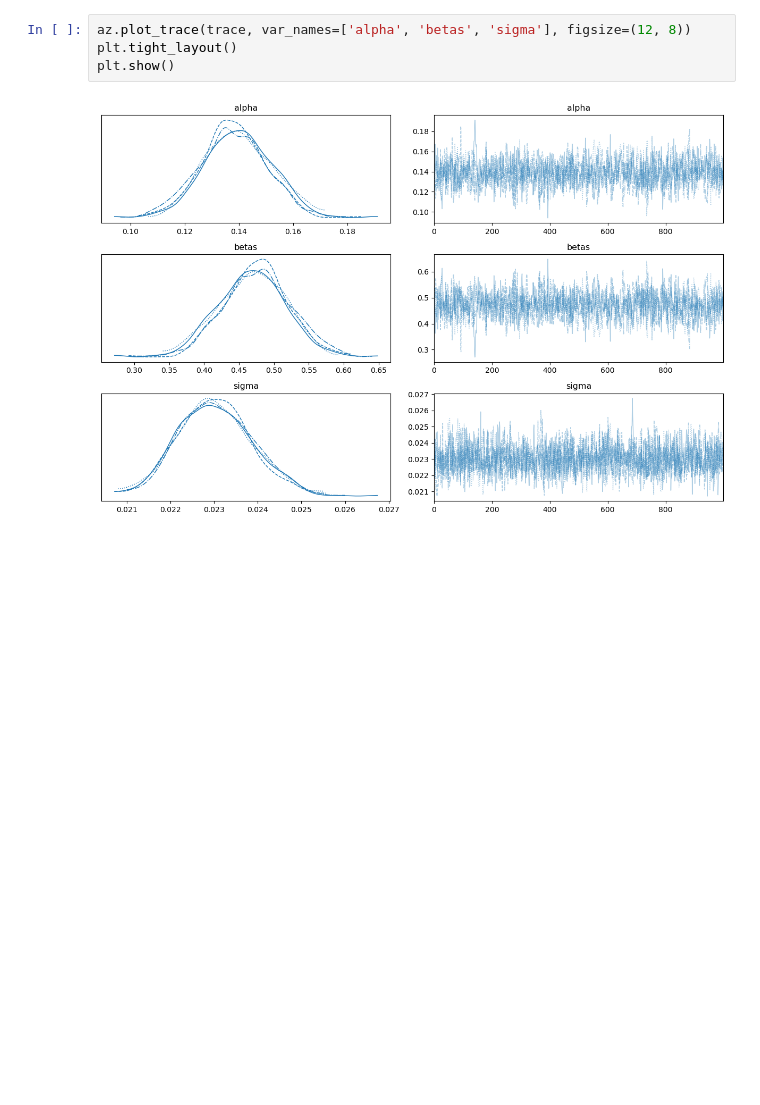
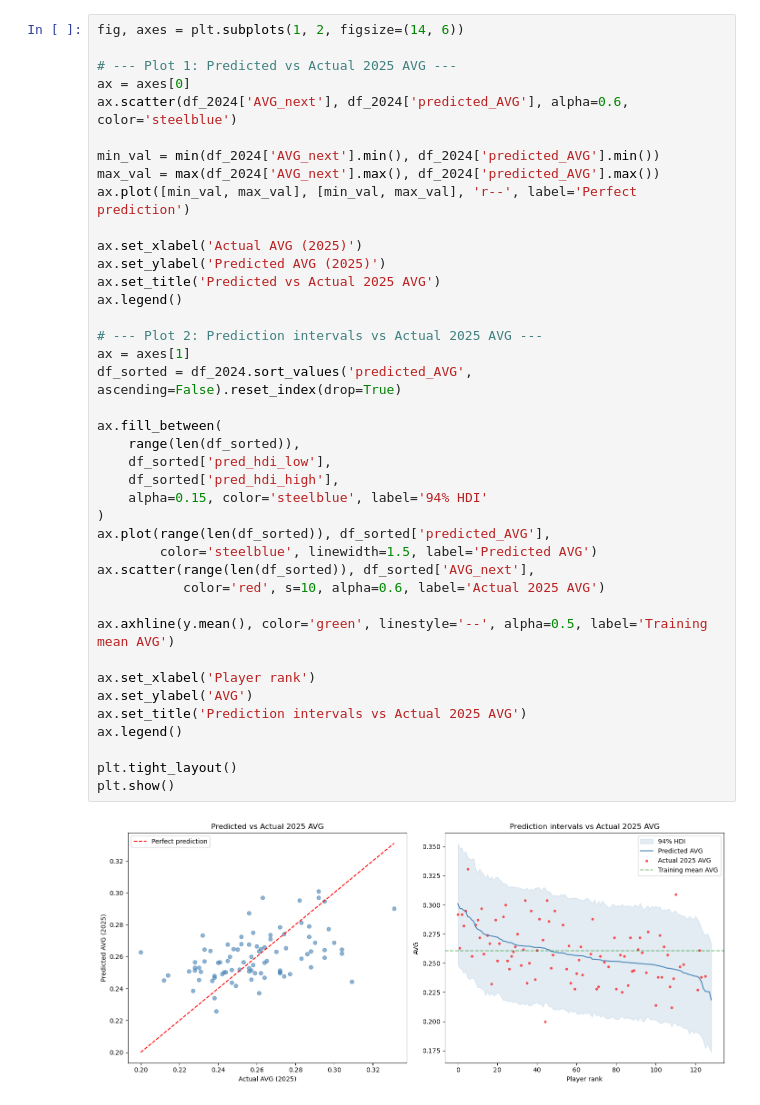
Before and after one commit to alexanderneva/baseball, a Jupyter notebook: AO_Model_v3.ipynb, the cells around one changed output. Saved outputs shown, nothing was run; the diff lists cells and outputs as text; blank space fills up the shorter version.

```diff
--- a/AO_Model_v3.ipynb
+++ b/AO_Model_v3.ipynb
@@ -282,6 +256,42 @@ Sampling: [y_obs]
-# %%
-az.plot_trace(trace, var_names=['alpha', 'betas', 'sigma'], figsize=(12, 8))
-plt.tight_layout()
-plt.show()
-# %% [output]
-[figure, old version]
+# %%
+fig, axes = plt.subplots(1, 2, figsize=(14, 6))
+
+# --- Plot 1: Predicted vs Actual 2025 AVG ---
+ax = axes[0]
+ax.scatter(df_2024['AVG_next'], df_2024['predicted_AVG'], alpha=0.6, color='steelblue')
+
+min_val = min(df_2024['AVG_next'].min(), df_2024['predicted_AVG'].min())
+max_val = max(df_2024['AVG_next'].max(), df_2024['predicted_AVG'].max())
+ax.plot([min_val, max_val], [min_val, max_val], 'r--', label='Perfect prediction')
+
+ax.set_xlabel('Actual AVG (2025)')
+ax.set_ylabel('Predicted AVG (2025)')
+ax.set_title('Predicted vs Actual 2025 AVG')
+ax.legend()
+
+# --- Plot 2: Prediction intervals vs Actual 2025 AVG ---
+ax = axes[1]
+df_sorted = df_2024.sort_values('predicted_AVG', ascending=False).reset_index(drop=True)
+
+ax.fill_between(
+    range(len(df_sorted)),
+    df_sorted['pred_hdi_low'],
+    df_sorted['pred_hdi_high'],
+    alpha=0.15, color='steelblue', label='94% HDI'
+)
+ax.plot(range(len(df_sorted)), df_sorted['predicted_AVG'],
+        color='steelblue', linewidth=1.5, label='Predicted AVG')
+ax.scatter(range(len(df_sorted)), df_sorted['AVG_next'],
+           color='red', s=10, alpha=0.6, label='Actual 2025 AVG')
+
+ax.axhline(y.mean(), color='green', linestyle='--', alpha=0.5, label='Training mean AVG')
+
+ax.set_xlabel('Player rank')
+ax.set_ylabel('AVG')
+ax.set_title('Prediction intervals vs Actual 2025 AVG')
+ax.legend()
+
+plt.tight_layout()
+plt.show()
+# %% [output]
+[figure, new version]
```
Also changed, not shown: parts of 17 cells of this notebook, 1 other file.
